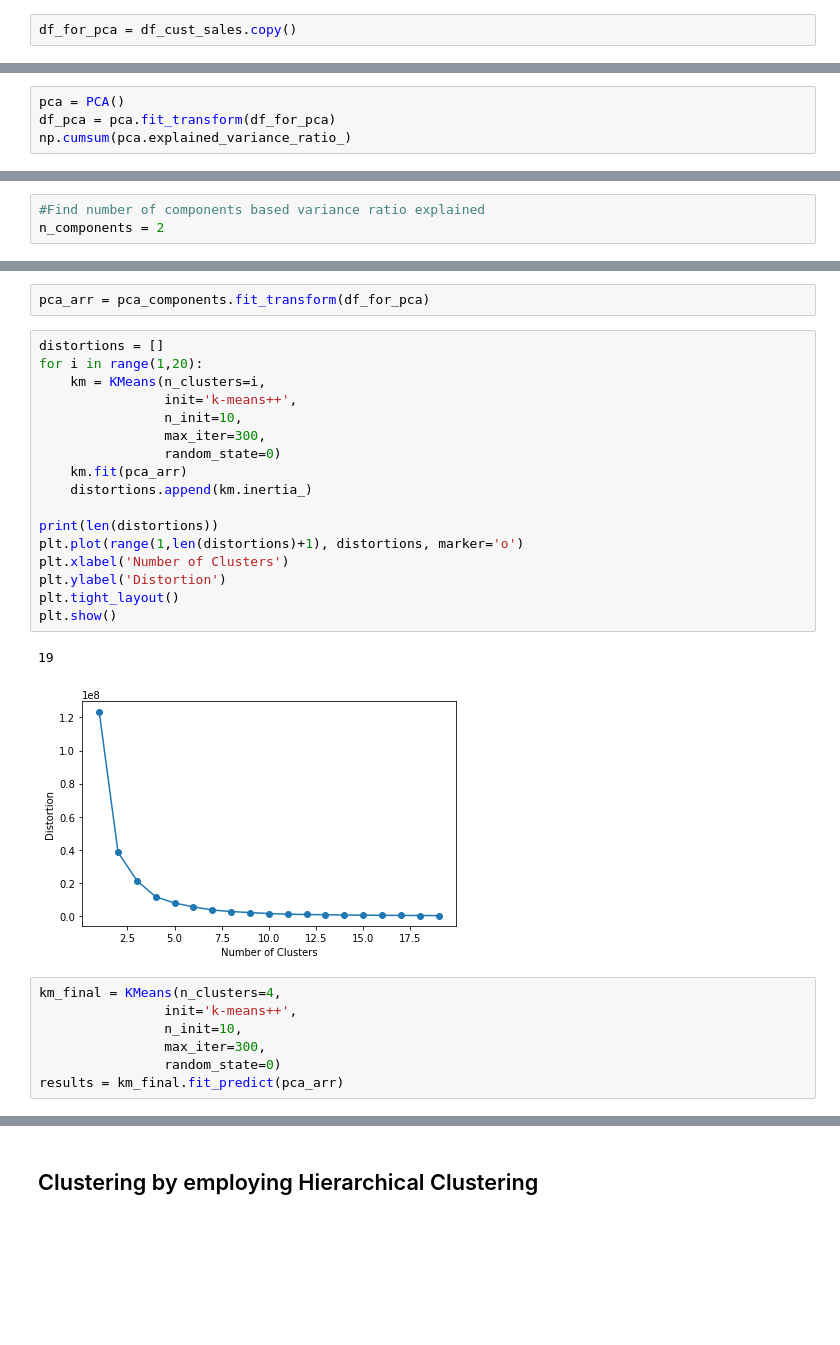
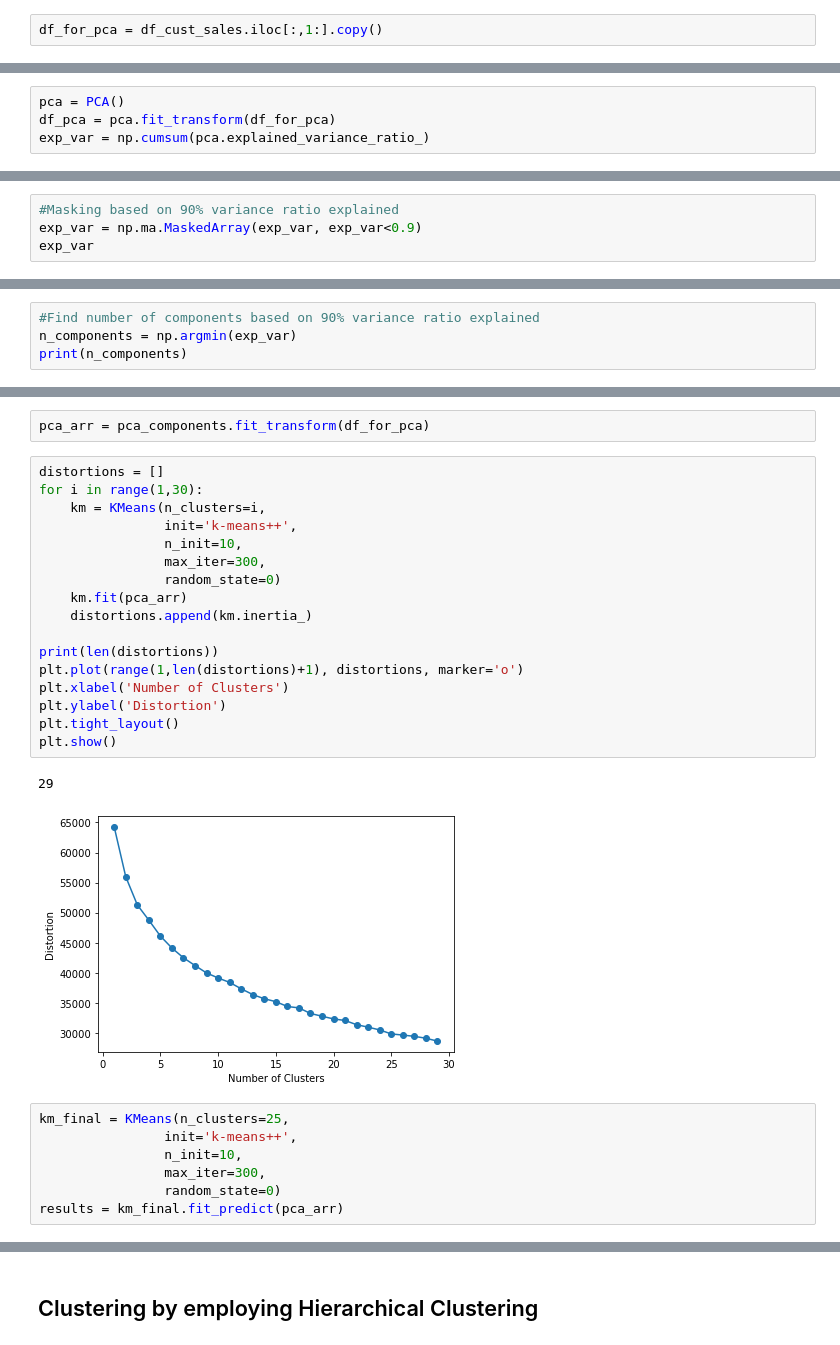
Before and after one commit to ZS-Weng/Machine_Learning, a Jupyter notebook: Clustering/KMeans vs Hiearchical Clustering.ipynb, the cells around one changed output, grey strips where cells are left out. Drawn from its saved outputs; the diff is of its cells as text; blank space fills up the shorter version.

```diff
--- a/Clustering/KMeans vs Hiearchical Clustering.ipynb
+++ b/Clustering/KMeans vs Hiearchical Clustering.ipynb
@@ -53,10 +62,10 @@ df_cust_sales.iloc[:,1:] = df_cust_sales.iloc[:,1:].applymap(lambda x: np.log(x+
 # %%
 df_cust_sales.fillna(0.0, inplace=True)
 # %%
-df_for_pca = df_cust_sales.copy()
+df_for_pca = df_cust_sales.iloc[:,1:].copy()
 # %% [markdown]
 ## Clustering by Employing K Means
 # %%
 pca = PCA()
 df_pca = pca.fit_transform(df_for_pca)
-np.cumsum(pca.explained_variance_ratio_)
+exp_var = np.cumsum(pca.explained_variance_ratio_)
@@ -76,0 +81,4 @@ plt.show()
+# %%
+#Masking based on 90% variance ratio explained
+exp_var = np.ma.MaskedArray(exp_var, exp_var<0.9)
+exp_var
@@ -77,3 +93,4 @@ plt.show()
 # %%
-#Find number of components based variance ratio explained
-n_components = 2
+#Find number of components based on 90% variance ratio explained
+n_components = np.argmin(exp_var)
+print(n_components)
@@ -83,26 +102,26 @@ pca_components = PCA(n_components = n_components)
 pca_arr = pca_components.fit_transform(df_for_pca)
 # %%
 distortions = []
-for i in range(1,20):
+for i in range(1,30):
     km = KMeans(n_clusters=i,
                 init='k-means++',
                 n_init=10,
                 max_iter=300,
                 random_state=0)
     km.fit(pca_arr)
     distortions.append(km.inertia_)
 
 print(len(distortions))
 plt.plot(range(1,len(distortions)+1), distortions, marker='o')
 plt.xlabel('Number of Clusters')
 plt.ylabel('Distortion')
 plt.tight_layout()
 plt.show()
 # %% [output]
-19
+29
-[figure, old version]
+[figure, new version]
 # %%
-km_final = KMeans(n_clusters=4,
+km_final = KMeans(n_clusters=25,
                 init='k-means++',
                 n_init=10,
                 max_iter=300,
```
Also changed, not shown: parts of 9 cells of this notebook.
